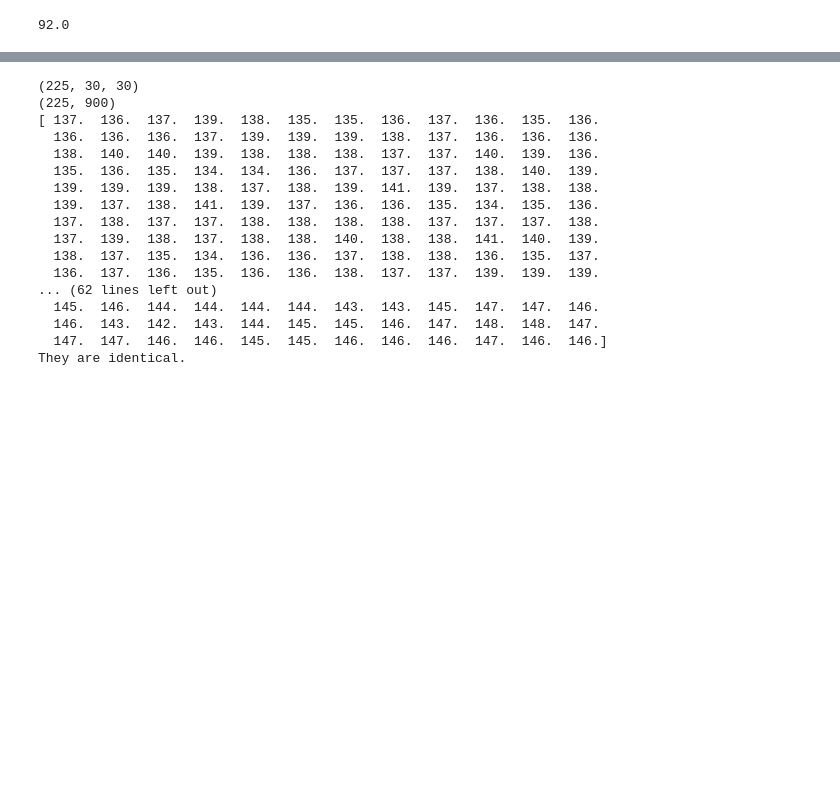
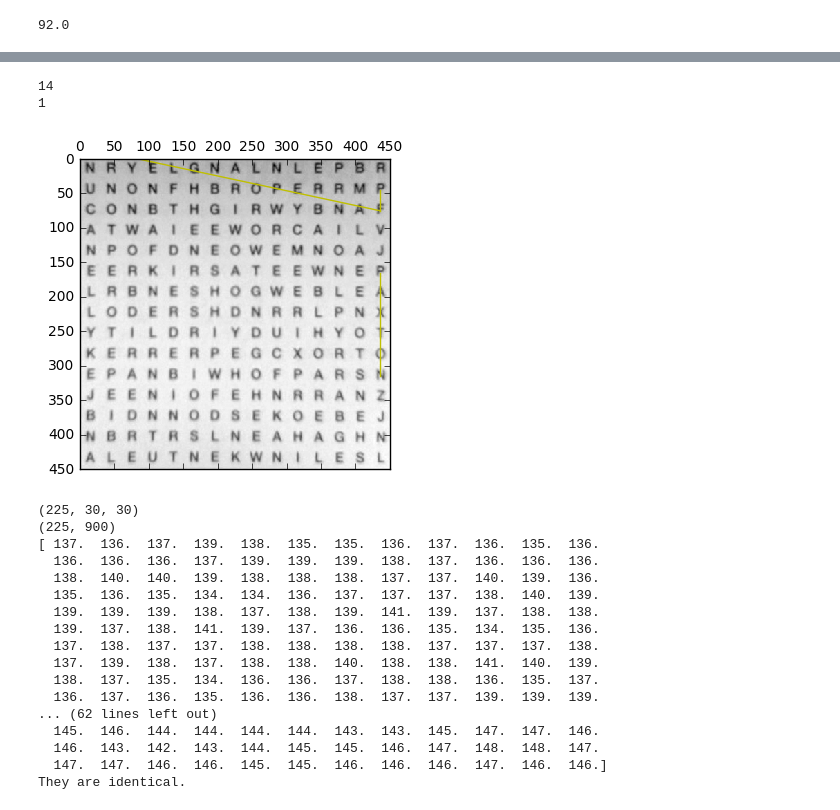
Before and after one commit to jcdhan1/assignment2, a Jupyter notebook: assignment2.ipynb, the cells around one changed output, grey strips where cells are left out. Saved outputs shown, nothing was run; the diff lists cells and outputs as text; code cells hidden in the pictures; blank space fills up the shorter version.

```diff
--- a/assignment2.ipynb
+++ b/assignment2.ipynb
@@ -110,3 +116,16 @@ draw_line(plt, [420,150], [420,300])
+# %%
+# Draw_line example, using indices going from left to right, top to bottom.
+plt.matshow(test1, cmap=cm.gray)
+a=29
+print(a if a<15 else a % 15)
+print((a+1)//15 -(0 if a==15 else 1))
+draw_line(plt, 0, 44, 30)
+draw_line(plt, 29, 44, 30)
+draw_line(plt, 89, 164, 30)
+# %% [output]
+14
+1
+[figure, added]
 # %%
 def get_characters(ndimarray, as_vectors):
     """This allows the extraction of individual character images as 30 by 30 matrices
```
Also changed, not shown: parts of 2 cells of this notebook.
